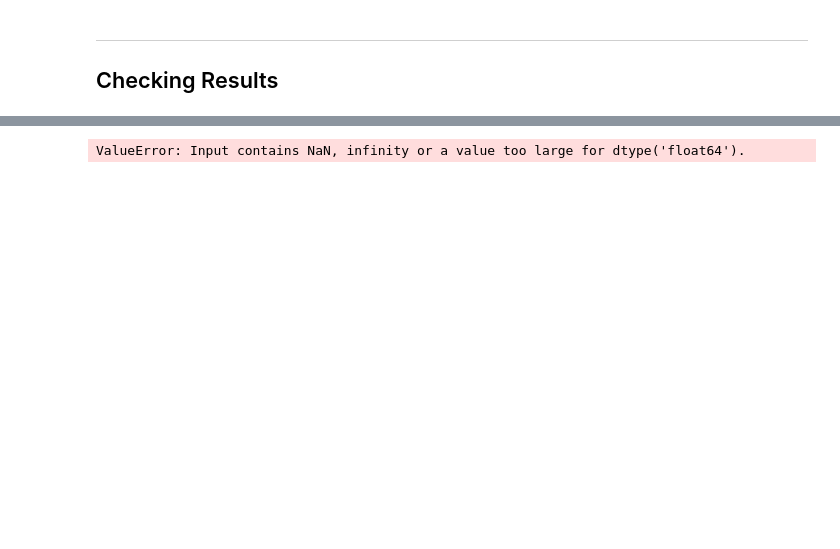
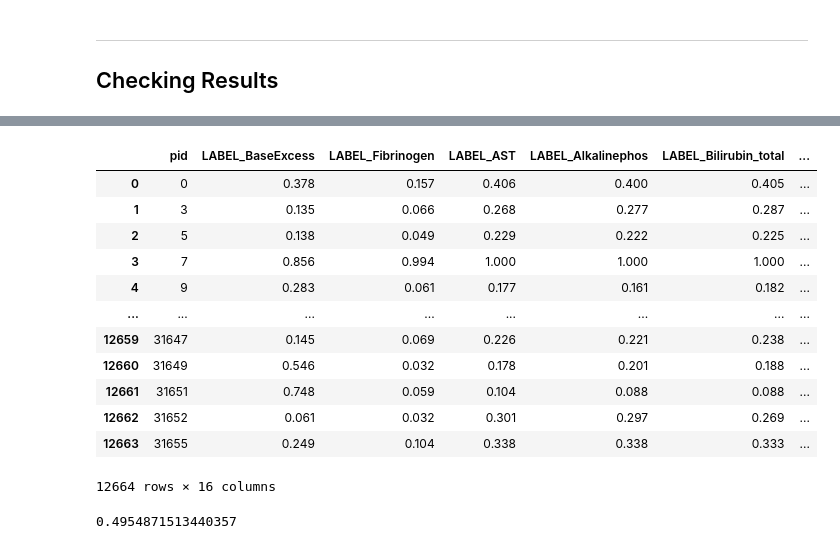
Before and after one commit to GentleMin/ML-Shoppingnow, a Jupyter notebook: Project2/JTM/Task2.ipynb, the cells around one changed output, grey strips where cells are left out. Saved outputs shown, nothing was run; the diff lists cells and outputs as text; code cells hidden in the pictures; blank space fills up the shorter version.

```diff
--- a/Project2/JTM/Task2.ipynb
+++ b/Project2/JTM/Task2.ipynb
@@ -221,4 +223,20 @@ result_jdy.describe()
+# %%
+pd.read_csv("./recall_test_rbf.zip")
+# %% [output]
+|  | pid | LABEL_BaseExcess | LABEL_Fibrinogen | LABEL_AST | LABEL_Alkalinephos | LABEL_Bilirubin_total | ... |
+| 0 | 0 | 0.378 | 0.157 | 0.406 | 0.400 | 0.405 | ... |
+| 1 | 3 | 0.135 | 0.066 | 0.268 | 0.277 | 0.287 | ... |
+| 2 | 5 | 0.138 | 0.049 | 0.229 | 0.222 | 0.225 | ... |
+| 3 | 7 | 0.856 | 0.994 | 1.000 | 1.000 | 1.000 | ... |
+| 4 | 9 | 0.283 | 0.061 | 0.177 | 0.161 | 0.182 | ... |
+| ... | ... | ... | ... | ... | ... | ... | ... |
+| 12659 | 31647 | 0.145 | 0.069 | 0.226 | 0.221 | 0.238 | ... |
+| 12660 | 31649 | 0.546 | 0.032 | 0.178 | 0.201 | 0.188 | ... |
+| 12661 | 31651 | 0.748 | 0.059 | 0.104 | 0.088 | 0.088 | ... |
+| 12662 | 31652 | 0.061 | 0.032 | 0.301 | 0.297 | 0.269 | ... |
+| 12663 | 31655 | 0.249 | 0.104 | 0.338 | 0.338 | 0.333 | ... |
+12664 rows × 16 columns
 # %%
-metrics.roc_auc_score(labl_train.iloc[:, 1], result_jdy.iloc[:, 1])
+metrics.roc_auc_score(labl_train.iloc[:, 11], logit_nonlin.predict_proba(RBFSampler(gamma=2, n_components=10000, random_state=1).fit_transform(feat_train_mat[:, :-1]))[:, 1])
 # %% [output]
-ValueError: Input contains NaN, infinity or a value too large for dtype('float64').
+0.4954871513440357
```
Also changed, not shown: parts of 45 cells of this notebook, 7 other files.
